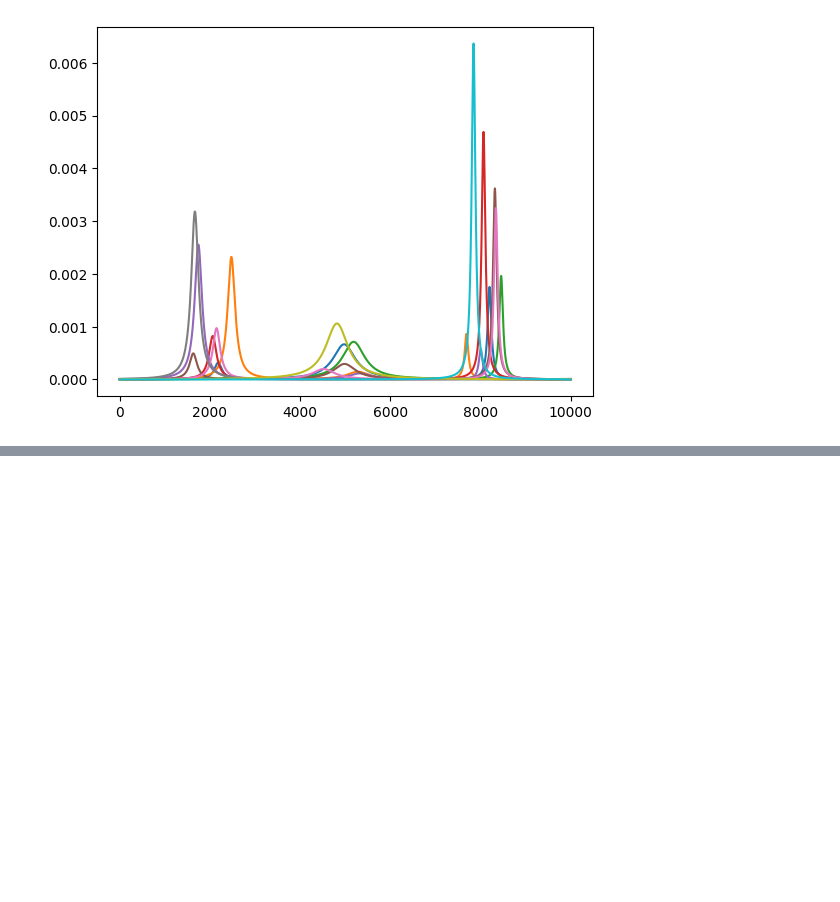
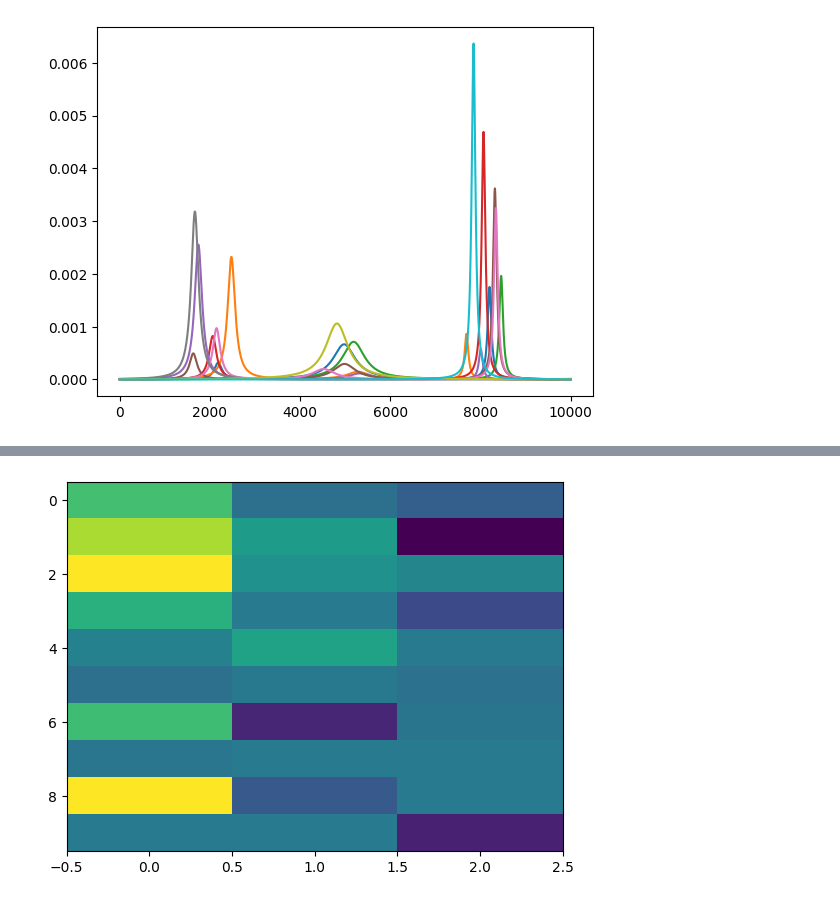
Before and after one commit to LucasEmcken/Bachelorprojekt, a Jupyter notebook: comparison.ipynb, the cells around one changed output, grey strips where cells are left out. Drawn from its saved outputs; the diff is of its cells as text; code cells hidden in the pictures; blank space fills up the shorter version.

```diff
--- a/comparison.ipynb
+++ b/comparison.ipynb
@@ -97,0 +130,23 @@ plt.show()
+# %%
+model_comp = lmc.LatentModelComparer(true_factor=W, est_factor=W_hyb+10**-9)
+col, cor = model_comp.match(type=("greedy"))
+
+#reoder columns of W and rows of H to match col
+W_reorder = W_hyb.T[col]
+W_reorder = np.squeeze(W_reorder).T
+
+H_reorder = H_hyb[col]
+H_reorder = np.squeeze(H_reorder)
+
+tau_reorder = tau_hyb.T[col]
+tau_reorder = np.squeeze(tau_reorder).T
+
+# # get tau of columns in col
+# tau_hyb = tau_hyb[col]
+# #reshape to collapse dimensions of size 1
+# tau_hyb = np.squeeze(tau_hyb).T
+# %%
+plt.imshow(tau_reorder, aspect='auto')
+plt.show()
+# %% [output]
+[figure, added]
```
Also changed, not shown: parts of 8 cells of this notebook, 4 other files.
